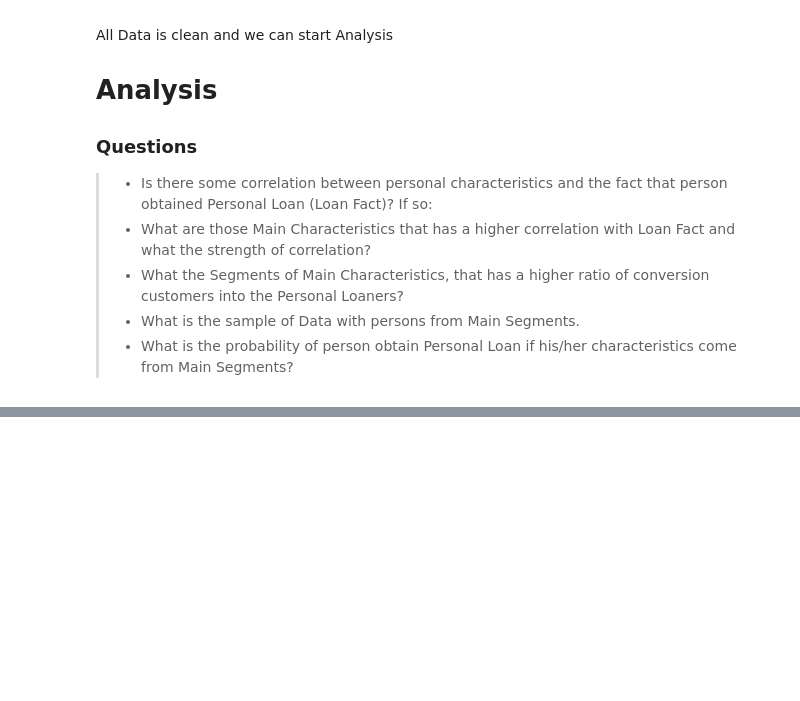
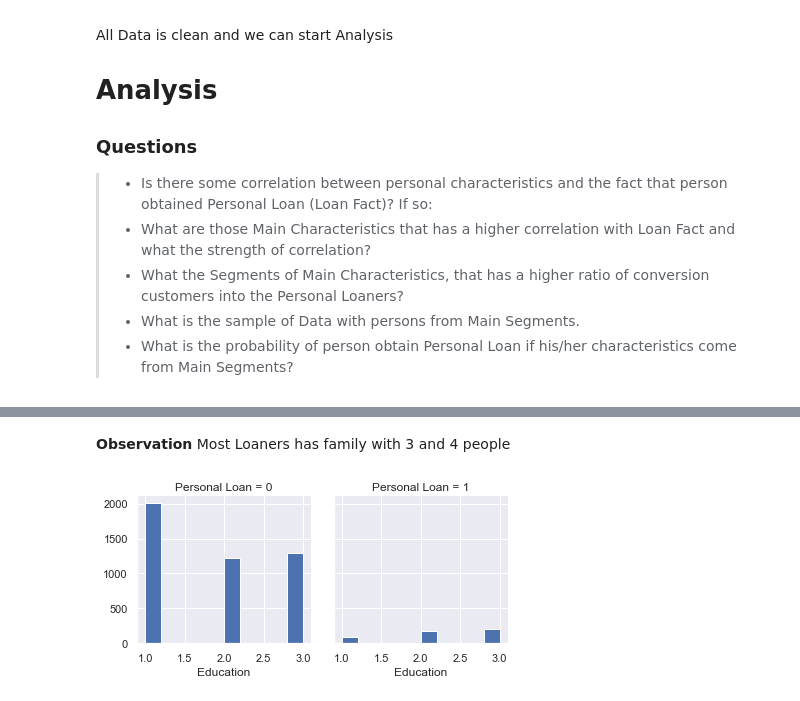
Before and after one commit to Alex-Romanenko/Bank_Looking_For_Clients, a Jupyter notebook: 00_main.ipynb, the cells around one changed output, grey strips where cells are left out. Saved outputs shown, nothing was run; the diff lists cells and outputs as text; code cells hidden in the pictures; blank space fills up the shorter version.

```diff
--- a/00_main.ipynb
+++ b/00_main.ipynb
@@ -255,0 +377,8 @@ All Data is clean and we can start Analysis
+# %% [markdown]
+**Observation**
+Most Loaners has family with 3 and 4 people
+# %%
+grid = sns.FacetGrid(df, col = 'Personal Loan')
+grid.map(plt.hist, 'Education');
+# %% [output]
+[figure, added]
```
Also changed, not shown: parts of 39 cells of this notebook.
